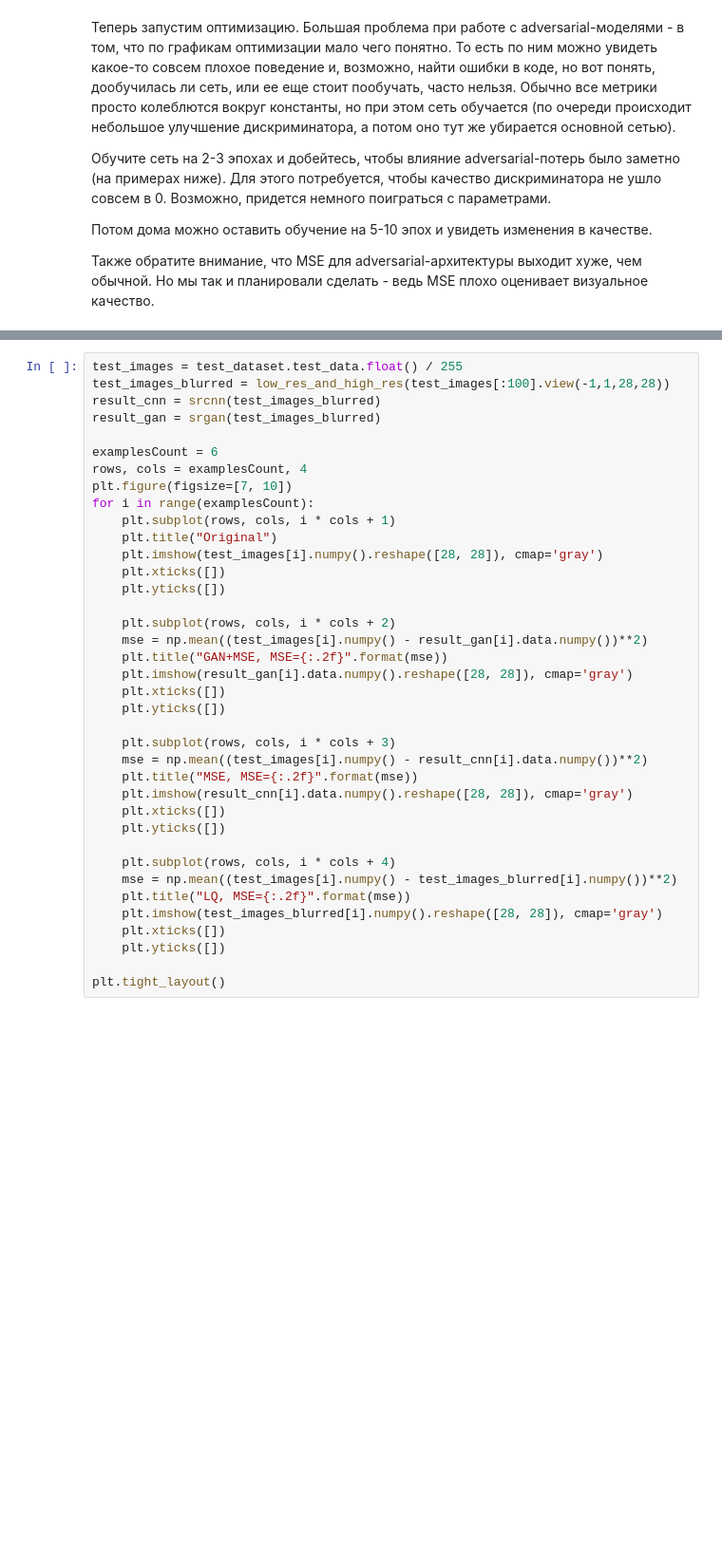
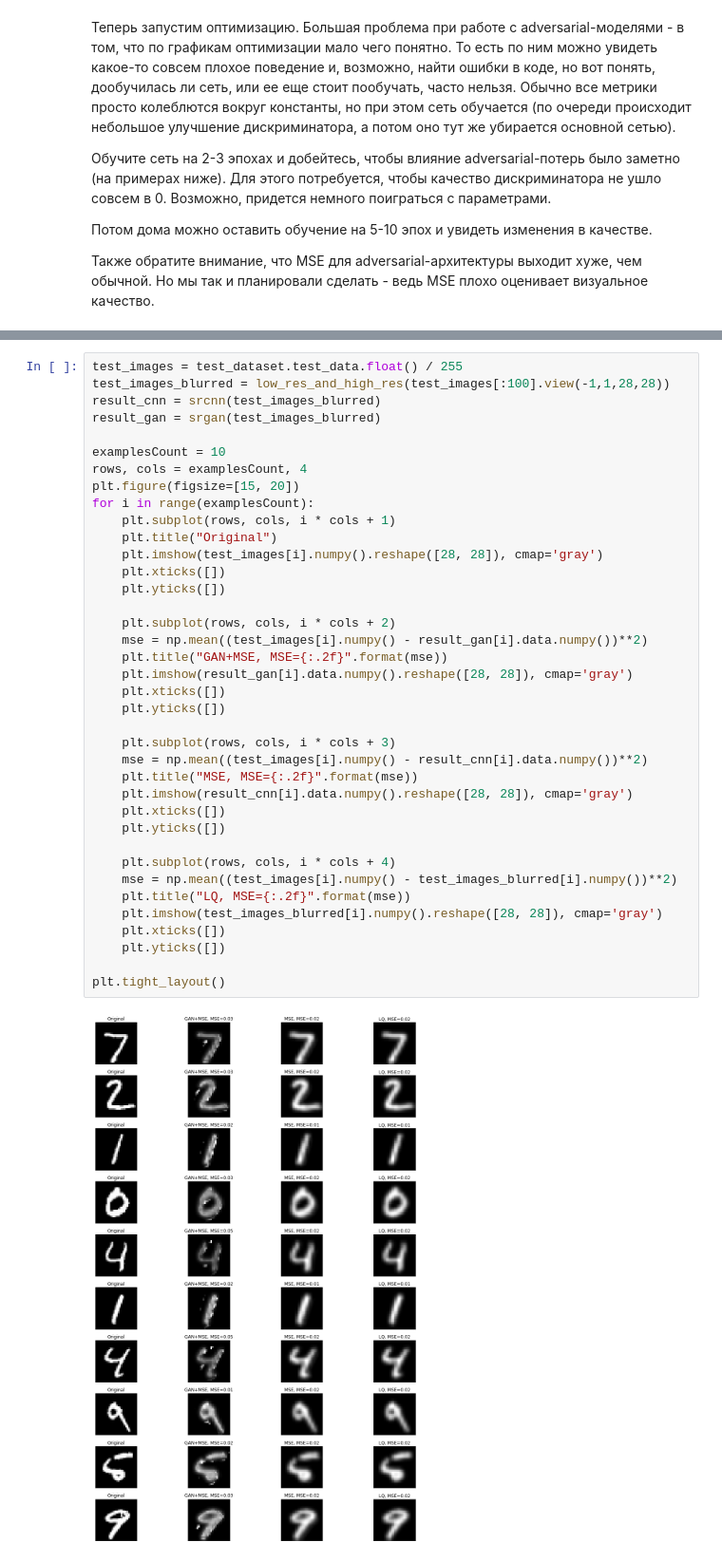
Before and after one commit to Mikhail-off/DL-2019, a Jupyter notebook: Seminars/06/DL19-fall-seminar6.ipynb, the cells around one changed output, grey strips where cells are left out. Shown: that part at 95% size. Saved outputs shown, nothing was run; the diff lists cells and outputs as text; blank space fills up the shorter version.

```diff
--- a/Seminars/06/DL19-fall-seminar6.ipynb
+++ b/Seminars/06/DL19-fall-seminar6.ipynb
@@ -638,35 +693,37 @@ test_images_blurred = low_res_and_high_res(test_images[:100].view(-1,1,28,28))
 result_cnn = srcnn(test_images_blurred)
 result_gan = srgan(test_images_blurred)
 
-examplesCount = 6
+examplesCount = 10
 rows, cols = examplesCount, 4
-plt.figure(figsize=[7, 10])
+plt.figure(figsize=[15, 20])
 for i in range(examplesCount):
     plt.subplot(rows, cols, i * cols + 1)
     plt.title("Original")
     plt.imshow(test_images[i].numpy().reshape([28, 28]), cmap='gray')
     plt.xticks([])
     plt.yticks([])
 
     plt.subplot(rows, cols, i * cols + 2)
     mse = np.mean((test_images[i].numpy() - result_gan[i].data.numpy())**2)
     plt.title("GAN+MSE, MSE={:.2f}".format(mse))
     plt.imshow(result_gan[i].data.numpy().reshape([28, 28]), cmap='gray')
     plt.xticks([])
     plt.yticks([])
 
     plt.subplot(rows, cols, i * cols + 3)
     mse = np.mean((test_images[i].numpy() - result_cnn[i].data.numpy())**2)
     plt.title("MSE, MSE={:.2f}".format(mse))
     plt.imshow(result_cnn[i].data.numpy().reshape([28, 28]), cmap='gray')
     plt.xticks([])
     plt.yticks([])
 
     plt.subplot(rows, cols, i * cols + 4)
     mse = np.mean((test_images[i].numpy() - test_images_blurred[i].numpy())**2)
     plt.title("LQ, MSE={:.2f}".format(mse))
     plt.imshow(test_images_blurred[i].numpy().reshape([28, 28]), cmap='gray')
     plt.xticks([])
     plt.yticks([])
 
 plt.tight_layout()
+# %% [output]
+[figure, added]
```
Also changed, not shown: parts of 7 cells of this notebook.
